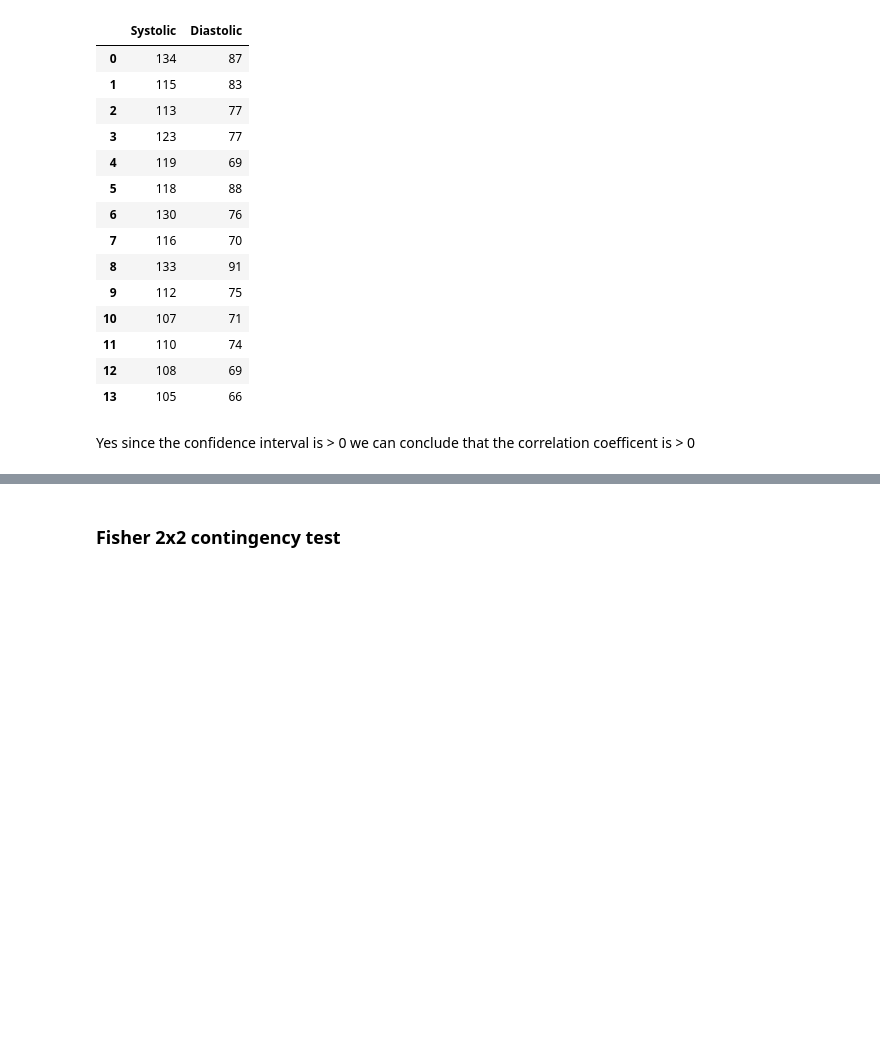
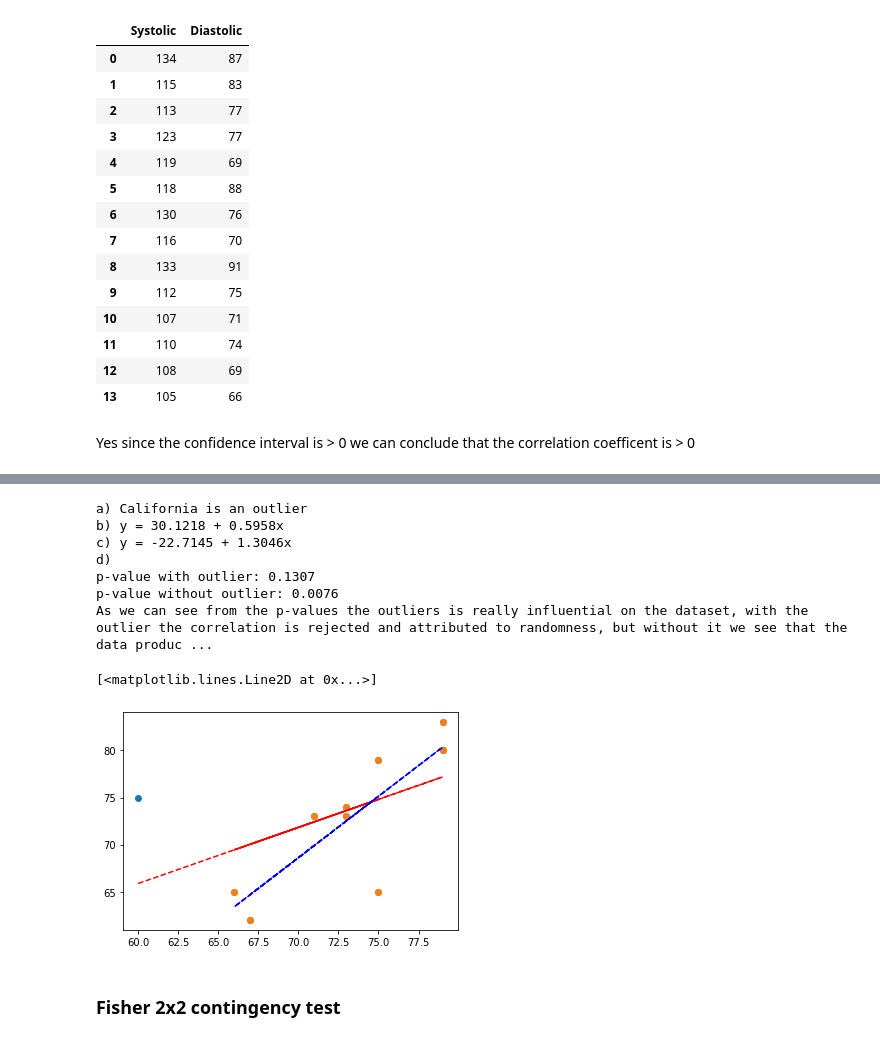
Before and after one commit to lsig/Statistics, a Jupyter notebook: Workbook.ipynb, the cells around one changed output, grey strips where cells are left out. Cells and saved outputs as stored; diff of their text form; code cells hidden in the pictures; blank space fills up the shorter version.

```diff
--- a/Workbook.ipynb
+++ b/Workbook.ipynb
@@ -6029,3 +6238,57 @@ Yes since the confidence interval is > 0 we can conclude that the correlation co
+# %%
+import pandas as pd
+import numpy as np
+import matplotlib.pyplot as plt
+from scipy.stats import linregress
+
+df = pd.read_csv("datasets/Ch7/ex7-4-9.csv")
+
+df2 = df.loc[1:9]
+
+
+x = df["Reading Proficiency"]
+y = df["Graduation Rate"]
+
+x2 = df2["Reading Proficiency"]
+y2 = df2["Graduation Rate"]
+
+reg_10 = linregress(x,y)
+slope_10 = reg_10.slope
+intercept_10 = reg_10.intercept
+p_10 = reg_10.pvalue
+
+reg_9 = linregress(x2,y2)
+slope_9 = reg_9.slope
+intercept_9 = reg_9.intercept
+p_9 = reg_9.pvalue
+
+answer_a = f'a) California is an outlier'
+answer_b = f'b) y = {round(intercept_10,4)} + {round(slope_10, 4)}x'
+answer_c = f'c) y = {round(intercept_9,4)} + {round(slope_9, 4)}x'
+
+print(answer_a)
+print(answer_b)
+print(answer_c)
+print('d)')
+print(f'p-value with outlier: {round(p_10,4)}')
+print(f'p-value without outlier: {round(p_9,4)}')
+print(f'As we can see from the p-values the outliers is really influential on the dataset, with the outlier the correlation is rejected and attributed to randomness, but without it we see that the data produces as significant trend.')
+
+plt.scatter(x,y)
+plt.plot(x, intercept_10 + slope_10 * x, color="red", linestyle="--")
+
+plt.scatter(x2,y2)
+plt.plot(x2, intercept_9 + slope_9 * x2, color="blue", linestyle="--")
+# %% [output]
+a) California is an outlier
+b) y = 30.1218 + 0.5958x
+c) y = -22.7145 + 1.3046x
+d)
+p-value with outlier: 0.1307
+p-value without outlier: 0.0076
+As we can see from the p-values the outliers is really influential on the dataset, with the outlier the correlation is rejected and attributed to randomness, but without it we see that the data produc ...
+[<matplotlib.lines.Line2D at 0x...>]
+[figure, added]
 # %% [markdown]
 ### Fisher 2x2 contingency test
 # %%
```
Also changed, not shown: parts of 7 cells of this notebook, 1 other file.
